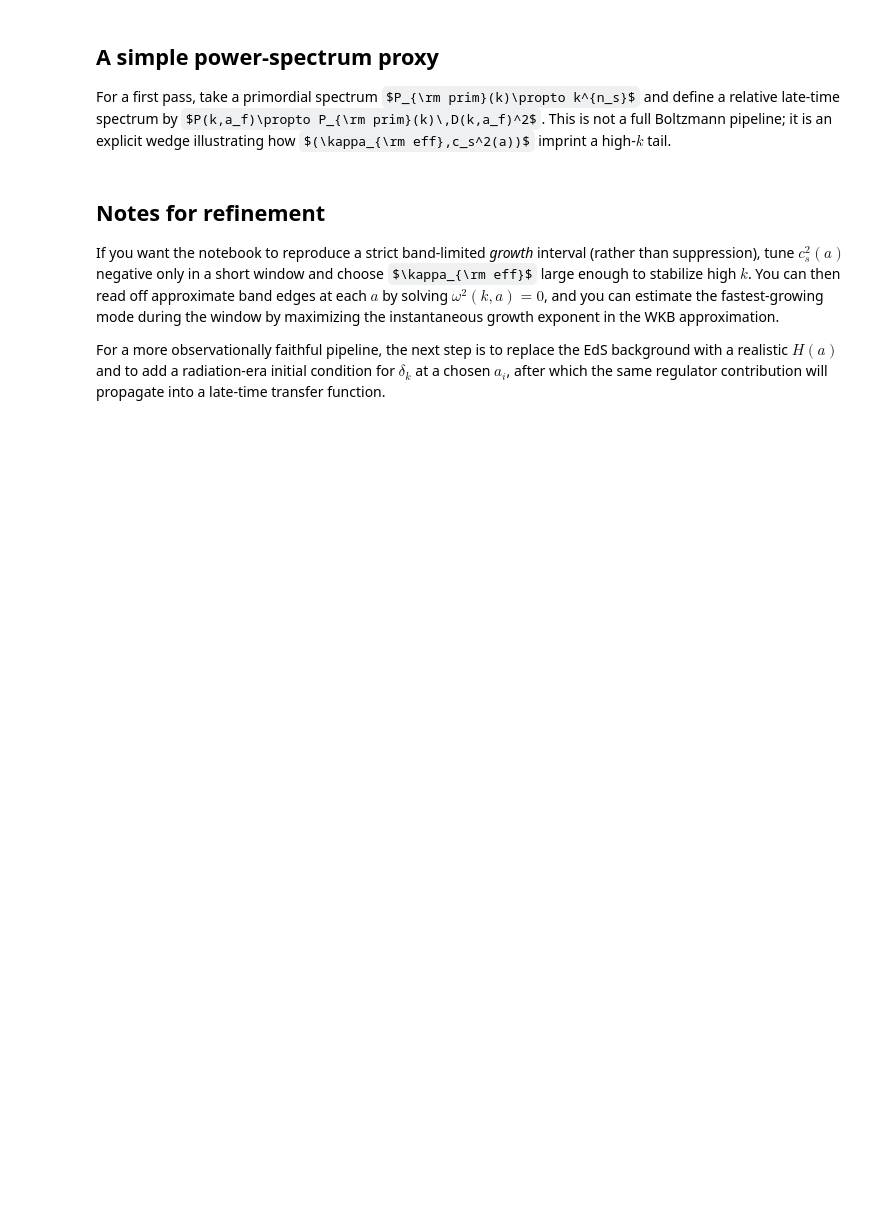
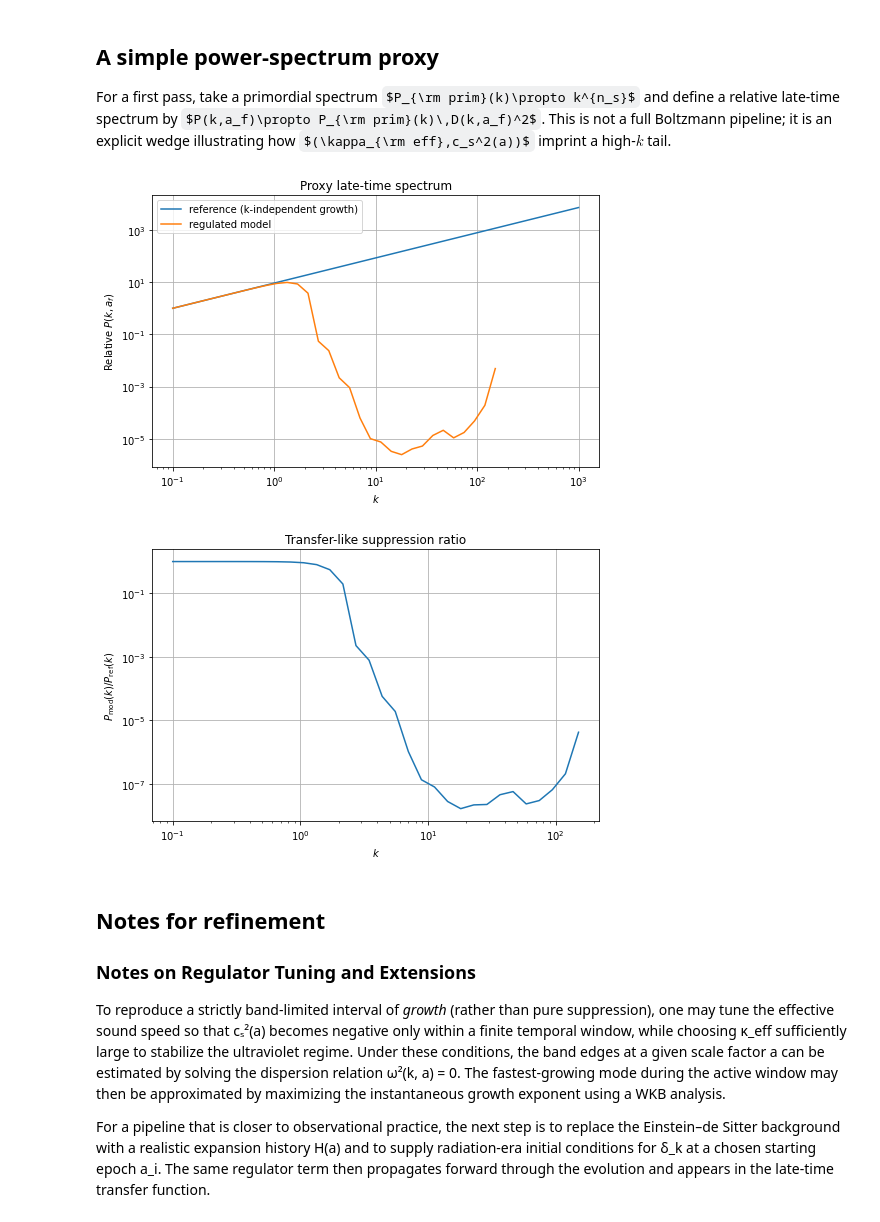
Before and after one commit to standardgalactic/workspace, a Jupyter notebook: scalar_irruption_empirical_predictions.ipynb, the cells around one changed output. Drawn from its saved outputs; the diff is of its cells as text; code cells hidden in the pictures; some formulas as TeX source; blank space fills up the shorter version.

Commit message:
Running Notebooks

```diff
--- a/scalar_irruption_empirical_predictions.ipynb
+++ b/scalar_irruption_empirical_predictions.ipynb
@@ -95,28 +95,3 @@ def kJ_comoving(a):
 ## Scan over modes and compute growth and suppression
 
 We integrate from an early $a_i$ to $a_f$ and define a scale-dependent growth factor $D(k,a_f)$ by normalizing all modes to the smallest-$k$ mode.
-# %%
-a_i = 1e-3
-a_f = 1.0
-ln_span = (np.log(a_i), np.log(a_f))
-
-k_vals = np.logspace(-1, 3, 120)
-
-D_af = np.zeros_like(k_vals)
-
-for idx, k in enumerate(k_vals):
-    # Small nonzero initial conditions (growing mode normalization is relative)
-    y0 = [1e-5, 1e-5]
-    sol = solve_ivp(growth_system, ln_span, y0, args=(k,), rtol=1e-7, atol=1e-10)
-    D_af[idx] = sol.y[0, -1]
-
-# Normalize to the largest-scale mode
-D_norm = D_af / D_af[0]
-
-plt.figure(figsize=(8, 5))
-plt.loglog(k_vals, np.abs(D_norm))
-plt.xlabel(r"$k$ (comoving, arbitrary units)")
-plt.ylabel(r"$D(k,a_f)/D(k_{\min},a_f)$")
-plt.title("Scale-dependent growth with $\kappa_{\rm eff}$ regulator")
-plt.grid(True)
-plt.show()
@@ -141,37 +141,55 @@ plt.show()
 
 For a first pass, take a primordial spectrum $P_{\rm prim}(k)\propto k^{n_s}$ and define a relative late-time spectrum by $P(k,a_f)\propto P_{\rm prim}(k)\,D(k,a_f)^2$. This is not a full Boltzmann pipeline; it is an explicit wedge illustrating how $(\kappa_{\rm eff},c_s^2(a))$ imprint a high-$k$ tail.
 # %%
+# D_af should already contain endpoint growth values (NaN if failed)
+
+valid = np.isfinite(D_af)
+
+if valid.sum() < 2:
+    raise RuntimeError("Too few successful modes to normalize growth.")
+
+# normalize relative to the smallest k that succeeded
+first = np.where(valid)[0][0]
+
+D_norm = np.full_like(D_af, np.nan)
+D_norm[valid] = D_af[valid] / D_af[first]
+
 n_s = 0.965
 P_prim = k_vals**n_s
 
 P_mod = P_prim * (D_norm**2)
 P_mod /= P_mod[0]
 
 # Baseline (no regulator) reference: D ~ a in EdS, so k-independent in this proxy.
 P_ref = (k_vals**n_s)
 P_ref /= P_ref[0]
 
 plt.figure(figsize=(8, 5))
 plt.loglog(k_vals, P_ref, label="reference (k-independent growth)")
 plt.loglog(k_vals, np.abs(P_mod), label="regulated model")
 plt.xlabel(r"$k$")
 plt.ylabel(r"Relative $P(k,a_f)$")
 plt.title("Proxy late-time spectrum")
 plt.grid(True)
 plt.legend()
 plt.show()
 
 plt.figure(figsize=(8, 5))
 ratio = np.abs(P_mod / P_ref)
 plt.loglog(k_vals, ratio)
 plt.xlabel(r"$k$")
 plt.ylabel(r"$P_{\rm mod}(k)/P_{\rm ref}(k)$")
 plt.title("Transfer-like suppression ratio")
 plt.grid(True)
 plt.show()
+# %% [output]
+[figure, added]
+[figure, added]
 # %% [markdown]
 ## Notes for refinement
 
-If you want the notebook to reproduce a strict band-limited *growth* interval (rather than suppression), tune $c_s^2(a)$ negative only in a short window and choose $\kappa_{\rm eff}$ large enough to stabilize high $k$. You can then read off approximate band edges at each $a$ by solving $\omega^2(k,a)=0$, and you can estimate the fastest-growing mode during the window by maximizing the instantaneous growth exponent in the WKB approximation.
+### Notes on Regulator Tuning and Extensions
 
-For a more observationally faithful pipeline, the next step is to replace the EdS background with a realistic $H(a)$ and to add a radiation-era initial condition for $\delta_k$ at a chosen $a_i$, after which the same regulator contribution will propagate into a late-time transfer function.
+To reproduce a strictly band-limited interval of *growth* (rather than pure suppression), one may tune the effective sound speed so that cₛ²(a) becomes negative only within a finite temporal window, while choosing κ_eff sufficiently large to stabilize the ultraviolet regime. Under these conditions, the band edges at a given scale factor a can be estimated by solving the dispersion relation ω²(k, a) = 0. The fastest-growing mode during the active window may then be approximated by maximizing the instantaneous growth exponent using a WKB analysis.
+
+For a pipeline that is closer to observational practice, the next step is to replace the Einstein–de Sitter background with a realistic expansion history H(a) and to supply radiation-era initial conditions for δ_k at a chosen starting epoch a_i. The same regulator term then propagates forward through the evolution and appears in the late-time transfer function.
```
Also changed, not shown: parts of 2 cells of this notebook, 3 other files.
